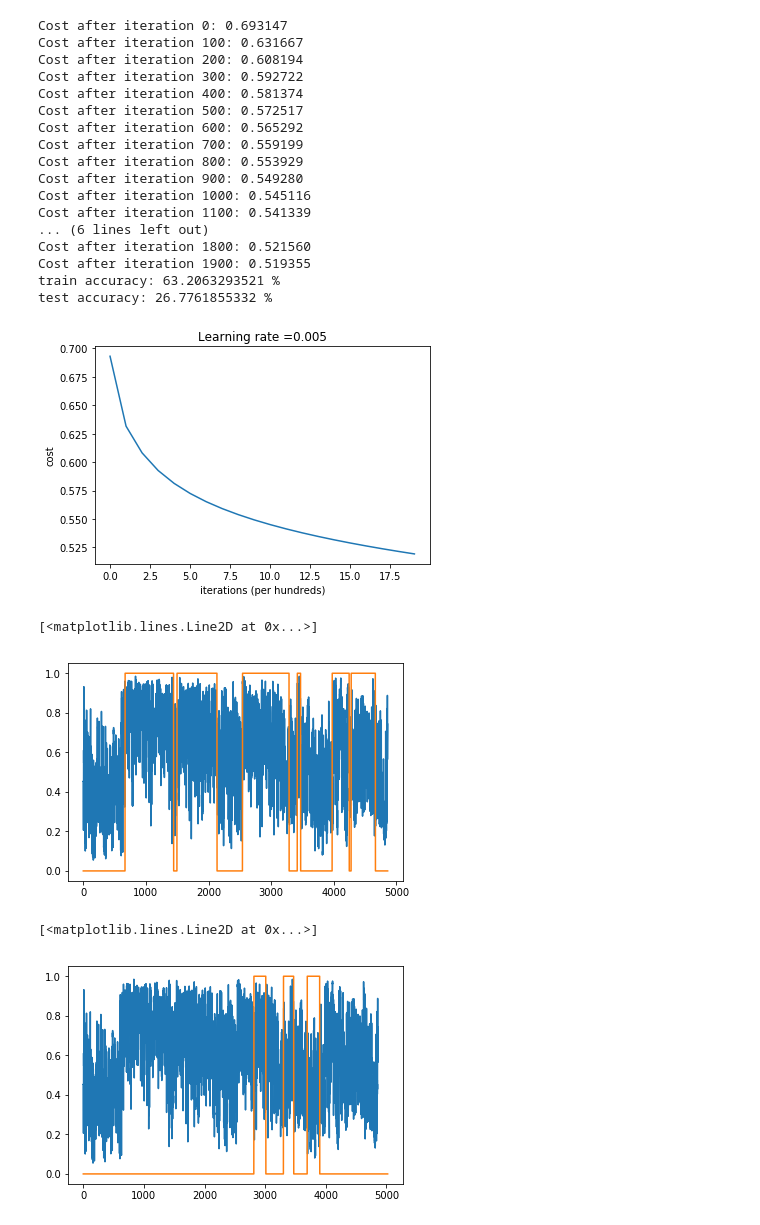
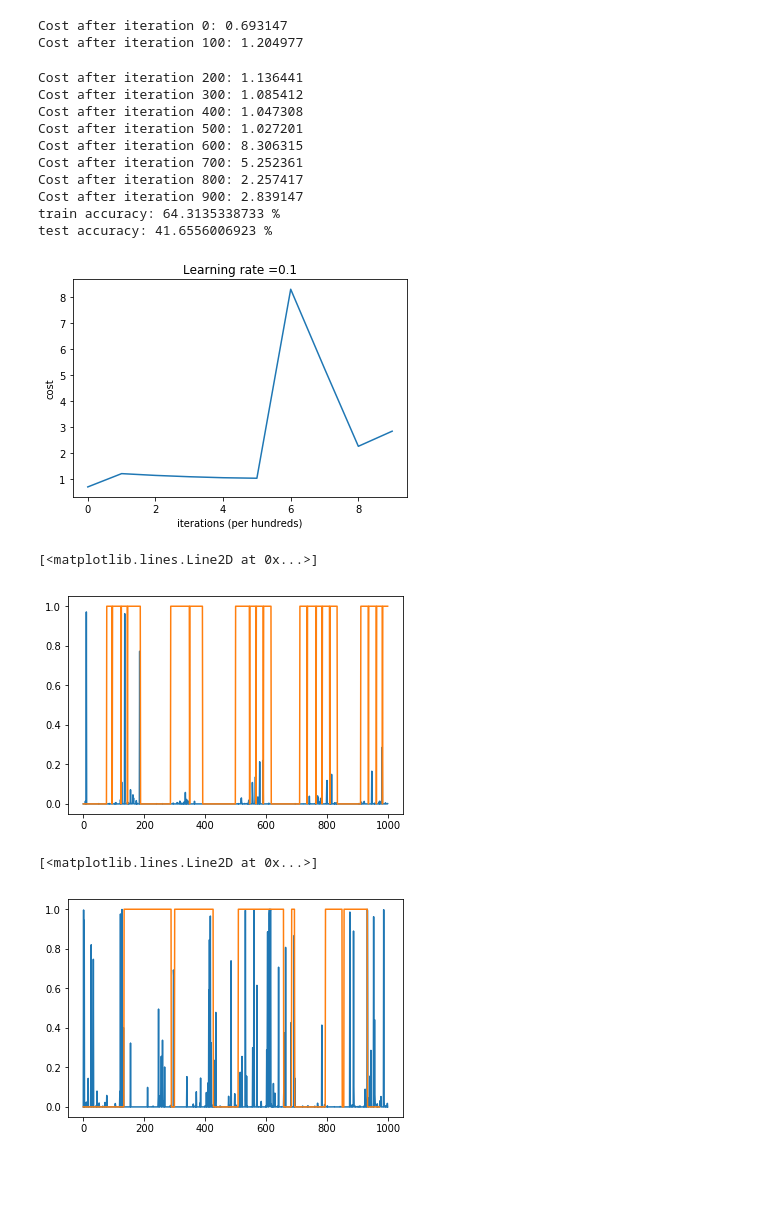
Before and after one commit to DeepInDeeper/DeepLearningZeroToALL, a Jupyter notebook: paddle/data_one.ipynb, the cells around one changed output. Saved outputs shown, nothing was run; the diff lists cells and outputs as text; code cells hidden in the pictures; blank space fills up the shorter version.

```diff
--- a/paddle/data_one.ipynb
+++ b/paddle/data_one.ipynb
@@ -213,12 +228,34 @@ def generater_dataset(file_name):
     return X,label
 # %%
-#train_database = train_info["database"]
+# #train_database = train_info["database"]
 valid_database = valid_info["database"]
 test_database = test_info["database"]
 
+# a = valid_database.keys()
+# x_train,y_train = generater_dataset(a[0])
+# x_test,y_test = generater_dataset(a[100])
+def concat_data (concat_data):
+    if concat_data == "train":
+        database = train_database
+    elif concat_data == "valid":
+        database = valid_database
+    elif concat_data == "test":
+        database = test_database
+
+    a = database.keys()
+    x_train,y_train = generater_dataset(a[0],concat_data)
+    for i in range(1,len(a)):
+        x_train_tmp,y_train_tmp=generater_dataset(a[i],concat_data,is_norm=False)
+        x_train = np.concatenate((x_train,x_train_tmp),axis=0)
+        y_train = np.concatenate((y_train,y_train_tmp),axis=0)
+
+    return x_train,y_train
+
+x_train,y_train = concat_data("valid")
 a = valid_database.keys()
-x_train,y_train = generater_dataset(a[0])
-x_test,y_test = generater_dataset(a[100])
+x_test,y_test = generater_dataset(a[0],"valid")
+print x_train.shape,y_train.shape
+
 x_train = x_train.T
 y_train = y_train.T
 x_test = x_test.T
@@ -230,34 +269,28 @@ x_train.shape,y_train.shape
 # %%
-
 d = model(x_train, y_train, x_test, y_test,
-          num_iterations=2000, learning_rate=0.005, print_cost=True)
+          num_iterations=1000, learning_rate=0.1, print_cost=True)
 #print(train_set_x.shape,train_set_y.shape)
 # Plot learning curve (with costs)
 costs = np.squeeze(d['costs'])
 plt.plot(costs)
 plt.ylabel('cost')
 plt.xlabel('iterations (per hundreds)')
 plt.title("Learning rate =" + str(d["learning_rate"]))
 plt.show()
 # %% [output]
 Cost after iteration 0: 0.693147
-Cost after iteration 100: 0.631667
-Cost after iteration 200: 0.608194
-Cost after iteration 300: 0.592722
-Cost after iteration 400: 0.581374
-Cost after iteration 500: 0.572517
-Cost after iteration 600: 0.565292
-Cost after iteration 700: 0.559199
-Cost after iteration 800: 0.553929
-Cost after iteration 900: 0.549280
-Cost after iteration 1000: 0.545116
-Cost after iteration 1100: 0.541339
-... (6 lines left out)
-Cost after iteration 1800: 0.521560
-Cost after iteration 1900: 0.519355
-train accuracy: 63.2063293521 %
-test accuracy: 26.7761855332 %
+Cost after iteration 100: 1.204977
+Cost after iteration 200: 1.136441
+Cost after iteration 300: 1.085412
+Cost after iteration 400: 1.047308
+Cost after iteration 500: 1.027201
+Cost after iteration 600: 8.306315
+Cost after iteration 700: 5.252361
+Cost after iteration 800: 2.257417
+Cost after iteration 900: 2.839147
+train accuracy: 64.3135338733 %
+test accuracy: 41.6556006923 %
-[figure, old version]
+[figure, new version]
 # %%
 # learning_rates = [0.01, 0.001, 0.0001]
 # models = {}
@@ -278,17 +311,17 @@ test accuracy: 26.7761855332 %
 # plt.show()
 # %%
 y_train_pre = d["Y_prediction_train"].T
-plt.plot(y_train_pre)
+plt.plot(y_train_pre[1000:2000])
 y_train_plt = y_train.T
-plt.plot(y_train_plt)
+plt.plot(y_train_plt[1000:2000])
 # %% [output]
 [<matplotlib.lines.Line2D at 0x...>]
-[figure, old version]
+[figure, new version]
 # %%
 y_test_pre = d["Y_prediction_train"].T
-plt.plot(y_test_pre)
+plt.plot(y_test_pre[0:1000])
 y_test_plt = y_test.T
-plt.plot(y_test_plt)
+plt.plot(y_test_plt[0:1000])
 # %% [output]
 [<matplotlib.lines.Line2D at 0x...>]
-[figure, old version]
+[figure, new version]
```
Also changed, not shown: parts of 4 cells of this notebook, 1 other file.
